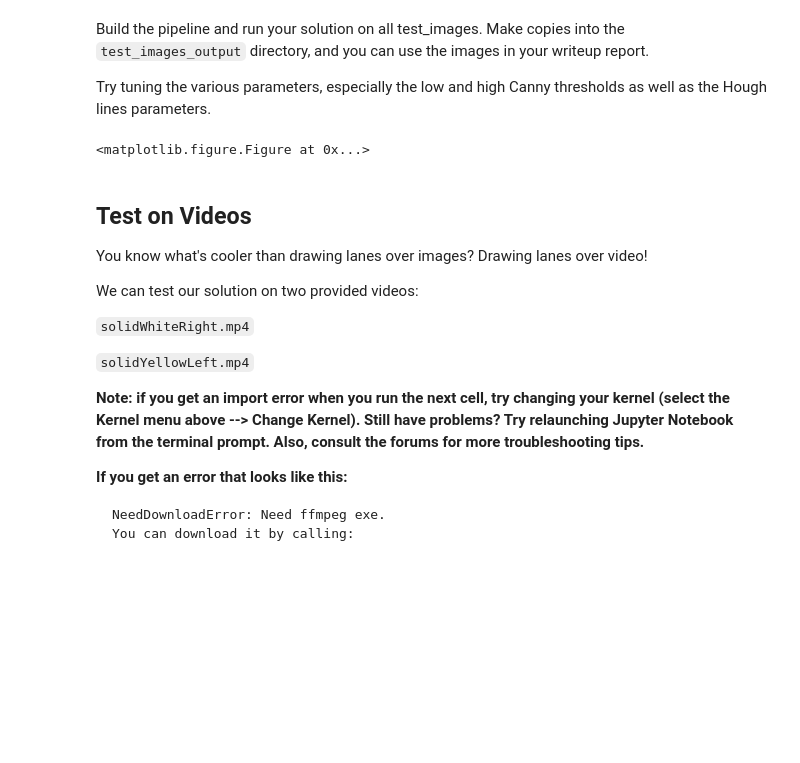
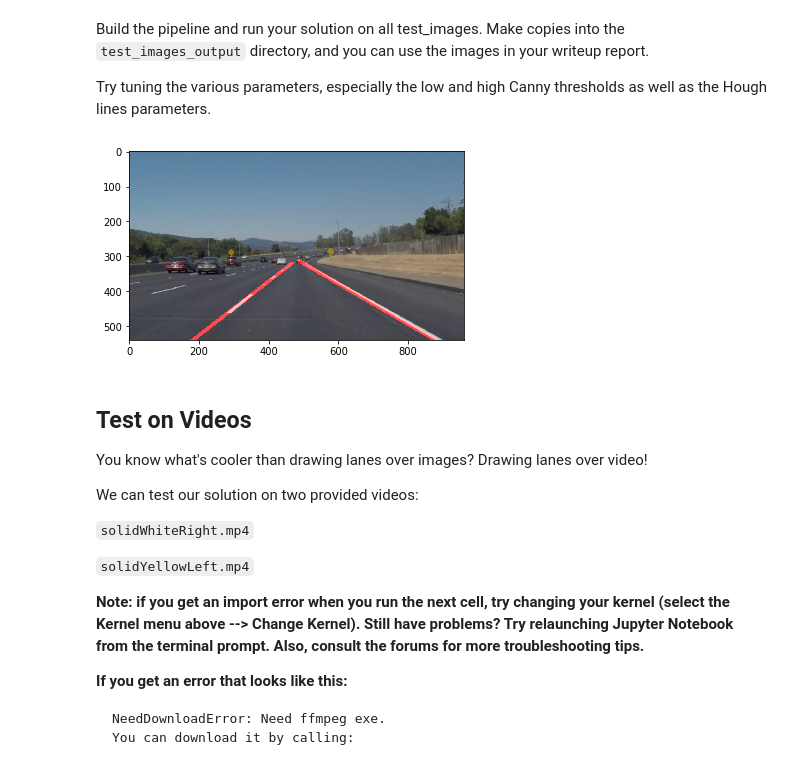
Before and after one commit to nickcordella/CarND-LaneLines-Submission1, a Jupyter notebook: P1.ipynb, the cells around one changed output. Saved outputs shown, nothing was run; the diff lists cells and outputs as text; code cells hidden in the pictures; blank space fills up the shorter version.

```diff
--- a/P1.ipynb
+++ b/P1.ipynb
@@ -224,40 +224,50 @@ out_dir = "test_images_output"
 if not os.path.exists(out_dir):
     os.mkdir(out_dir)
 
-for image_name in image_names:
+for image_name in image_names[1:2]:
     if not image_name.startswith('.'):
         image = mpimg.imread('test_images/' + image_name)
         # Grayscale the image
-        # image = mpimg.imread("test_images/solidWhiteRight.jpg") - this is already done above
         gray = grayscale(image)
+        plt.imshow(gray, cmap='gray')
+        plt.savefig(out_dir + '/' + image_name[:-4] + '_gray.jpg');
 
         # Define a kernel size and apply Gaussian smoothing
         kernel_size = 3
         blur_gray = gaussian_blur(gray, kernel_size)
+        plt.imshow(blur_gray, cmap='gray')
+        plt.savefig(out_dir + '/' + image_name[:-4] + '_blur_gray.jpg');
 
         # Define parameters for Canny and apply
         low_threshold = 50
         high_threshold = 150
         edges = canny(blur_gray, low_threshold, high_threshold)
+        plt.imshow(edges)
+        plt.savefig(out_dir + '/' + image_name[:-4] + '_edges.jpg');
 
         # Define a four-sided polygon to mask
         imshape = edges.shape
         vertices = np.array([[(imshape[1]*0.1,imshape[0]),(imshape[1]*0.48, imshape[0]*0.58), (imshape[1]*0.52, imshape[0]*0.58), (imshape[1]*0.9,imshape[0])]], dtype=np.int32)
         masked_edges = region_of_interest(edges, vertices)
+        plt.imshow(masked_edges)
+        plt.savefig(out_dir + '/' + image_name[:-4] + '_masked_edges.jpg');
 
         # Define Hough transform parameters and detect lines
         rho = 2 # distance resolution in pixels of the Hough grid
         theta = np.pi/180 # angular resolution in radians of the Hough grid
         threshold = 80    # minimum number of votes (intersections in Hough grid cell)
         min_line_length = 40 #minimum number of pixels making up a line
         max_line_gap = 20    # maximum gap in pixels between connectable line segments
         line_image = hough_lines(masked_edges, rho, theta, threshold, min_line_length, max_line_gap)
+        plt.imshow(line_image)
+        plt.savefig(out_dir + '/' + image_name[:-4] + '_raw_lines.jpg');
 
         # Draw the lines on the edge image
         lines_and_camera = weighted_img(line_image, image)
+        plt.imshow(lines_and_camera)
         plt.savefig(out_dir + '/' + image_name[:-4] + '_lines.jpg');
 # %% [output]
-<matplotlib.figure.Figure at 0x...>
+[figure, added]
 # %% [markdown]
 ## Test on Videos
 
```
Also changed, not shown: 14 other files.
